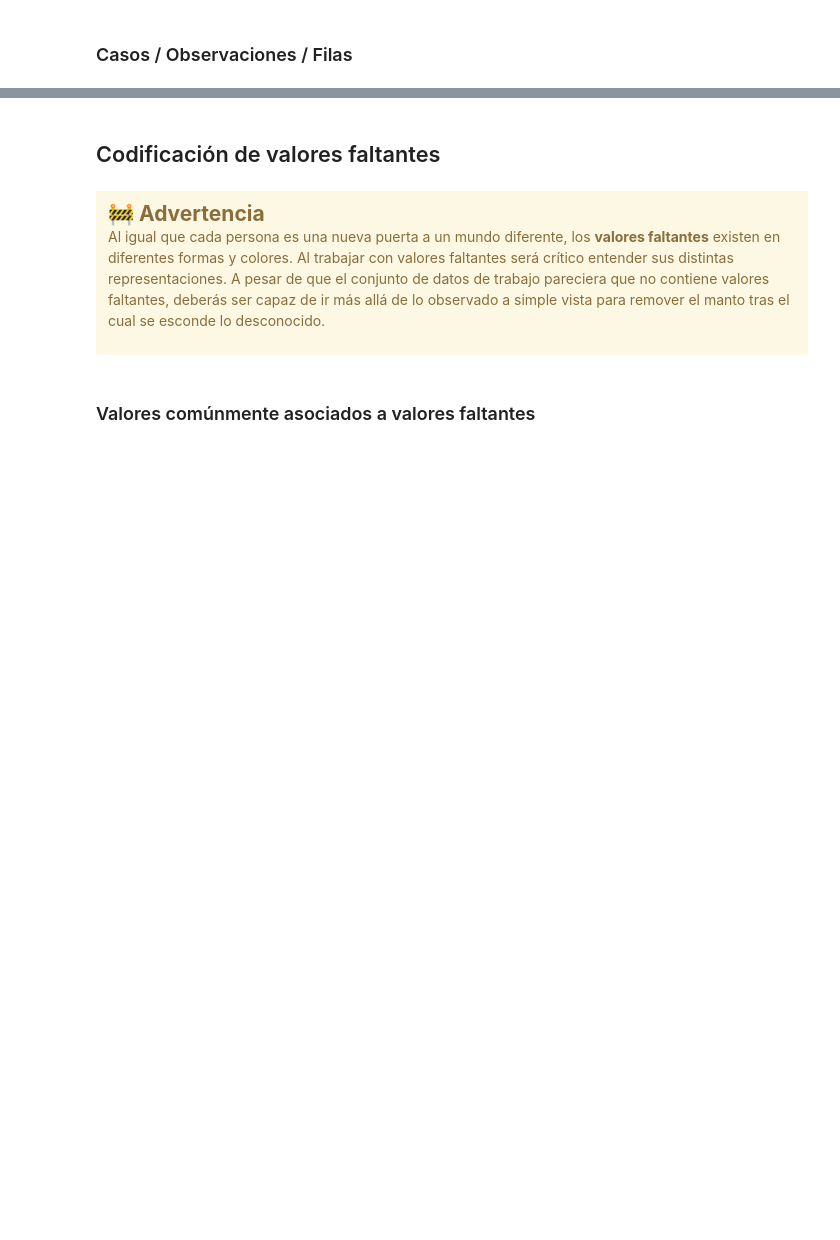
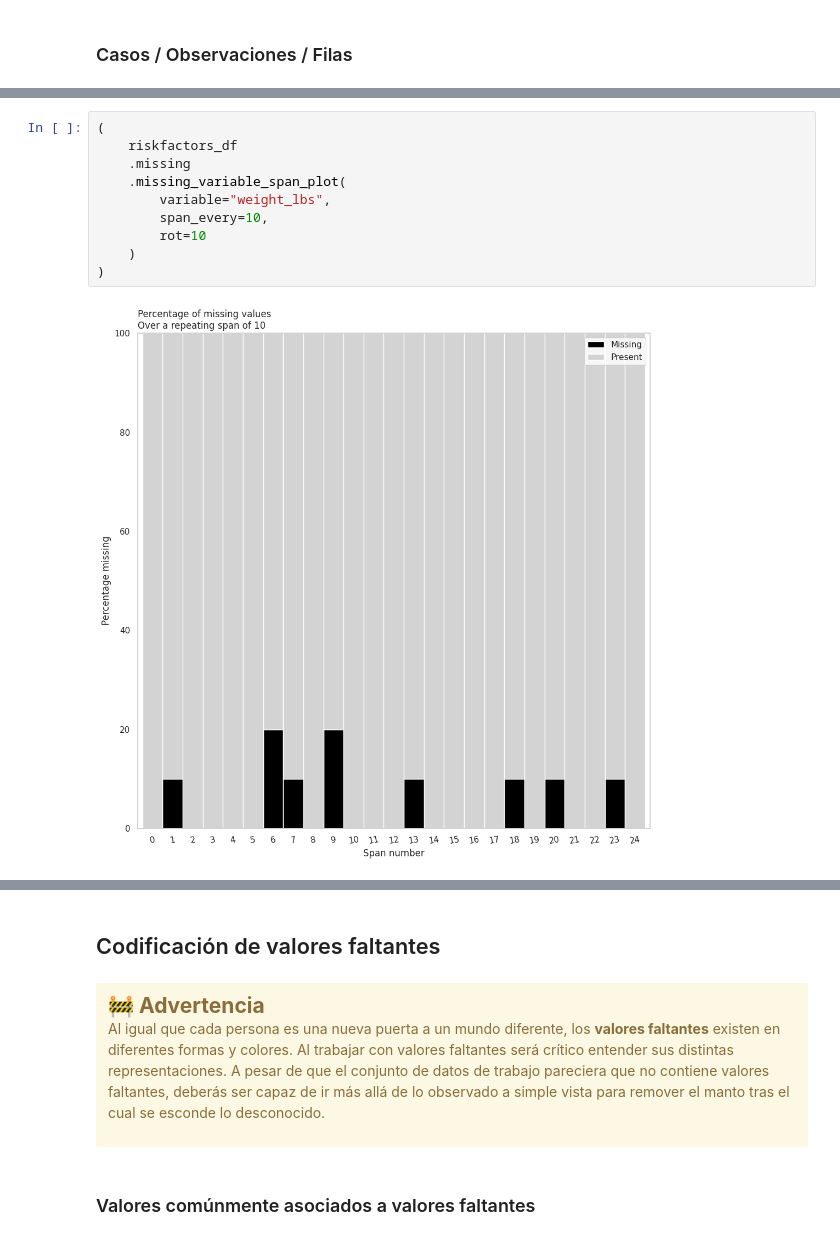
Before and after one commit to jariel17/curso-datos-faltantes-de, a Jupyter notebook: live-exploration-missing-values.ipynb, the cells around one changed output, grey strips where cells are left out. Saved outputs shown, nothing was run; the diff lists cells and outputs as text; blank space fills up the shorter version.

```diff
--- a/live-exploration-missing-values.ipynb
+++ b/live-exploration-missing-values.ipynb
@@ -404,0 +413,12 @@ riskfactors_df.missing.missing_case_table()
+# %%
+(
+    riskfactors_df
+    .missing
+    .missing_variable_span_plot(
+        variable="weight_lbs",
+        span_every=10,
+        rot=10
+    )
+)
+# %% [output]
+[figure, added]
```
Also changed, not shown: parts of 5 cells of this notebook, 1 other file.
